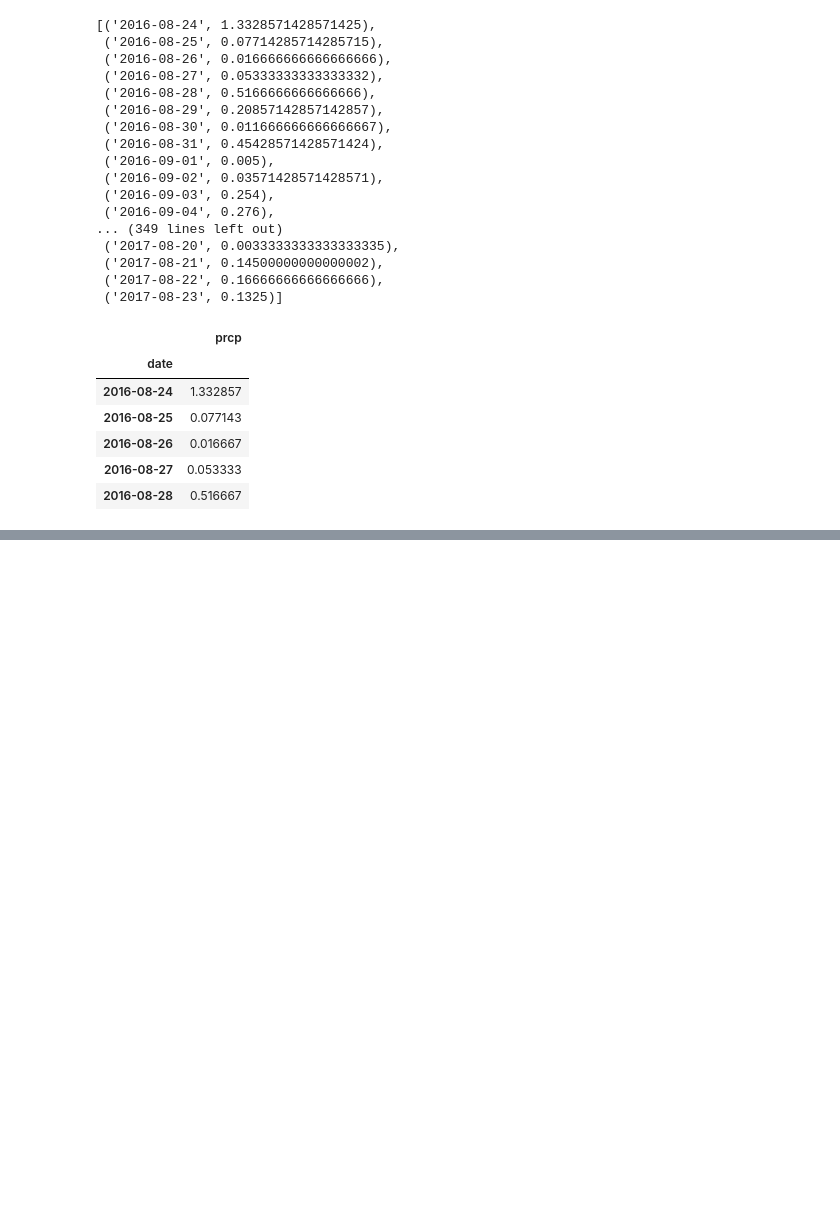
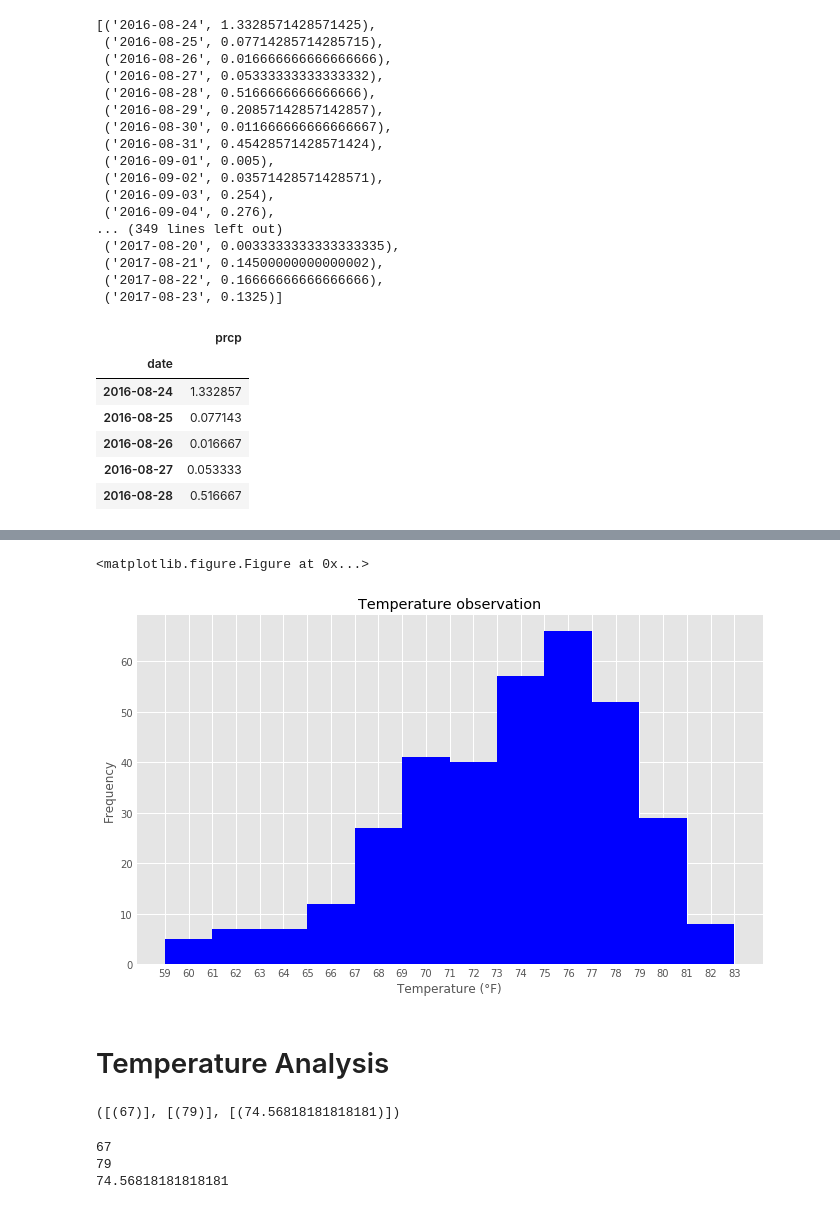
Before and after one commit to jmendiola84/Surfs_Up, a Jupyter notebook: climate_analysis.ipynb, the cells around one changed output, grey strips where cells are left out. Cells and saved outputs as stored; diff of their text form; code cells hidden in the pictures; blank space fills up the shorter version.

```diff
--- a/climate_analysis.ipynb
+++ b/climate_analysis.ipynb
@@ -183,0 +228,12 @@ plt.show()
+# %%
+#Design a query to retrieve the last 12 months of temperature observation data (tobs).
+#Filter by the station with the highest number of observations.
+date = dt.datetime(2016, 8, 23)
+
+sel_tobs = [Measurement.date,
+            Measurement.tobs]
+tobs_lst_yr = session.query(*sel_tobs).\
+    filter(Measurement.date > date).\
+    filter(Measurement.station == 'USC00519281').\
+    order_by(Measurement.date).all()
+tobs_lst_yr
@@ -183,0 +258,4 @@ plt.show()
+# %%
+tobs_df = pd.DataFrame(tobs_lst_yr, columns=['date', 'tobs'])
+tobs_df.set_index('date', inplace=True)
+tobs_df.head(9)
@@ -183,0 +274,20 @@ plt.show()
+# %%
+#Plot the results as a histogram with bins=12.
+plt.clf()
+
+num_bins=12
+x= tobs_df
+
+fig, ax = plt.subplots(figsize=(10,6))
+
+# the histogram of the data
+n, bins, patches = ax.hist(x, num_bins, color='blue')
+ax.set_xlabel('Temperature (°F)')
+ax.set_ylabel('Frequency')
+ax.set_title('Temperature observation')
+ax.legend(prop={'size':10})
+
+plt.show()
+# %% [output]
+<matplotlib.figure.Figure at 0x...>
+[figure, added]
@@ -183,0 +302,2 @@ plt.show()
+# %% [markdown]
+# Temperature Analysis
@@ -183,0 +311,27 @@ plt.show()
+# %%
+#Use the calc_temps function to calculate the min, avg, and max temperatures for your trip using the matching dates from the previous year (i.e. use "2017-01-01" if your trip start date was "2018-01-01")
+start_dt = dt.datetime(2017, 4, 1)
+end_dt = dt.datetime(2017, 4, 8)
+temp_data = calc_temps(start_dt, end_dt)
+temp_data
+# %% [output]
+([(67)], [(79)], [(74.56818181818181)])
+# %%
+min_tmp = str(temp_data[0]).replace("[(", "")
+max_tmp = str(temp_data[1]).replace("[(", "")
+avg_tmp = str(temp_data[2]).replace("[(", "")
+min_tmp = str(min_tmp).replace(",)]", "")
+max_tmp = str(max_tmp).replace(",)]", "")
+avg_tmp = str(avg_tmp).replace(",)]", "")
+max_tmp = int(max_tmp)
+min_tmp = int(min_tmp)
+avg_tmp = float(avg_tmp)
+error = max_tmp - min_tmp
+
+print(min_tmp)
+print(max_tmp)
+print(avg_tmp)
+# %% [output]
+67
+79
+74.56818181818181
```
Also changed, not shown: parts of 10 cells of this notebook, 1 other file.
